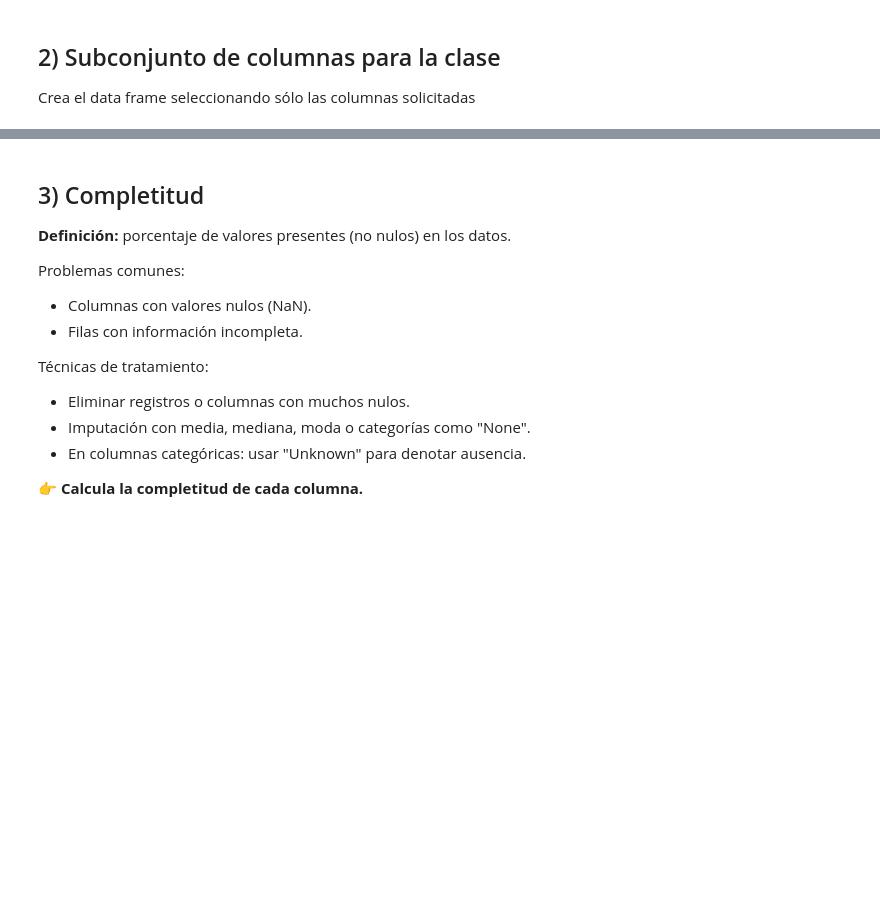
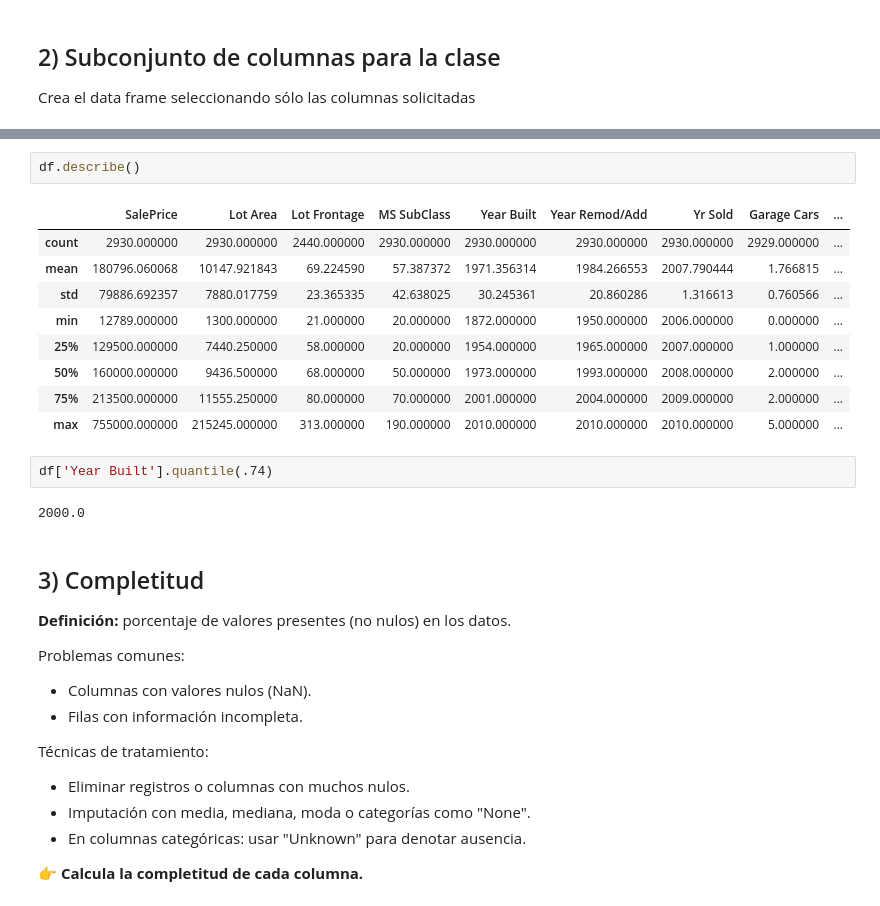
Before and after one commit to DataJm/202509-Data-Analytics-con-Python, a Jupyter notebook: Live Coding/Clase 08/Clase8_Calidad_Limpieza_Ames.ipynb, the cells around one changed output, grey strips where cells are left out. Drawn from its saved outputs; the diff is of its cells as text; blank space fills up the shorter version.

```diff
--- a/Live Coding/Clase 08/Clase8_Calidad_Limpieza_Ames.ipynb
+++ b/Live Coding/Clase 08/Clase8_Calidad_Limpieza_Ames.ipynb
@@ -46,3 +86,19 @@ cols = [
+# %%
+df.describe()
+# %% [output]
+|  | SalePrice | Lot Area | Lot Frontage | MS SubClass | Year Built | Year Remod/Add | Yr Sold | Garage Cars | ... |
+| count | 2930.000000 | 2930.000000 | 2440.000000 | 2930.000000 | 2930.000000 | 2930.000000 | 2930.000000 | 2929.000000 | ... |
+| mean | 180796.060068 | 10147.921843 | 69.224590 | 57.387372 | 1971.356314 | 1984.266553 | 2007.790444 | 1.766815 | ... |
+| std | 79886.692357 | 7880.017759 | 23.365335 | 42.638025 | 30.245361 | 20.860286 | 1.316613 | 0.760566 | ... |
+| min | 12789.000000 | 1300.000000 | 21.000000 | 20.000000 | 1872.000000 | 1950.000000 | 2006.000000 | 0.000000 | ... |
+| 25% | 129500.000000 | 7440.250000 | 58.000000 | 20.000000 | 1954.000000 | 1965.000000 | 2007.000000 | 1.000000 | ... |
+| 50% | 160000.000000 | 9436.500000 | 68.000000 | 50.000000 | 1973.000000 | 1993.000000 | 2008.000000 | 2.000000 | ... |
+| 75% | 213500.000000 | 11555.250000 | 80.000000 | 70.000000 | 2001.000000 | 2004.000000 | 2009.000000 | 2.000000 | ... |
+| max | 755000.000000 | 215245.000000 | 313.000000 | 190.000000 | 2010.000000 | 2010.000000 | 2010.000000 | 5.000000 | ... |
+# %%
+df['Year Built'].quantile(.74)
+# %% [output]
+2000.0
 # %% [markdown]
 
 ## 3) Completitud
```
Also changed, not shown: parts of 7 cells of this notebook, 1 other file.
